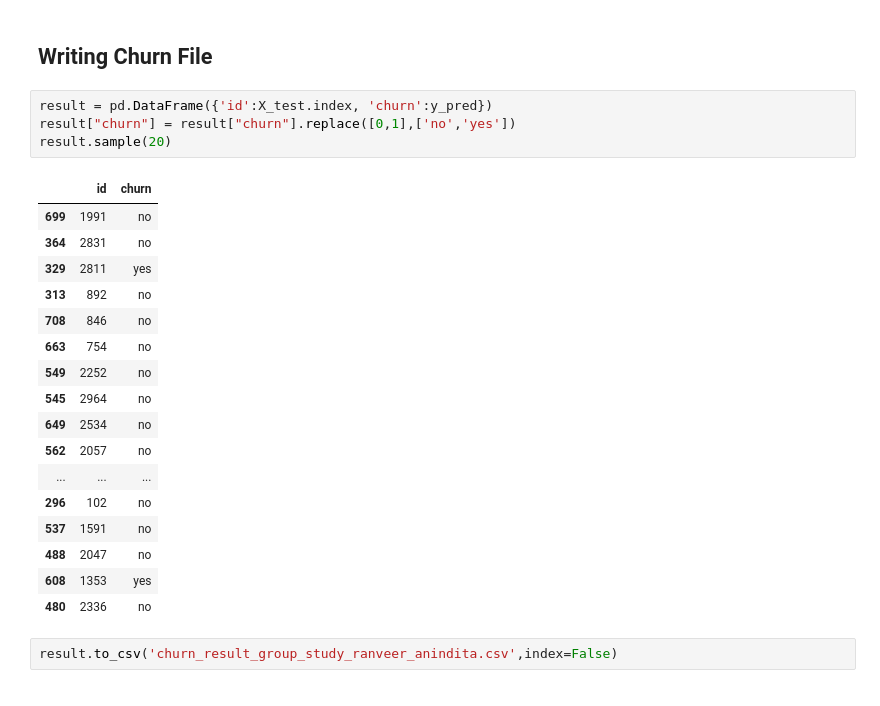
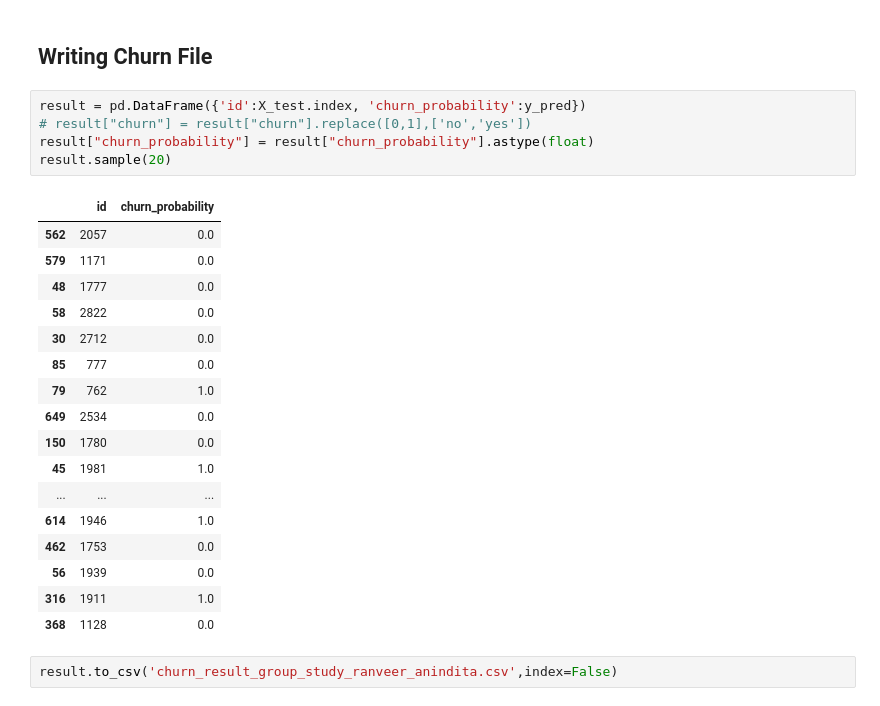
Before and after one commit to ranveer-singh/TelecomChurn, a Jupyter notebook: TelecomChurn_Ranveer_Anindita_Group_Assignment.ipynb, the cells around one changed output. Cells and saved outputs as stored; diff of their text form.

```diff
--- a/TelecomChurn_Ranveer_Anindita_Group_Assignment.ipynb
+++ b/TelecomChurn_Ranveer_Anindita_Group_Assignment.ipynb
@@ -540,27 +540,28 @@ array([1, 0, 0, 0, 0, 0, 0, 0, 0, 0, 0, 1, 0, 0, 0, 0, 0, 1, 0, 0, 0, 0,
 # %% [markdown]
 ## Writing Churn File
 # %%
-result = pd.DataFrame({'id':X_test.index, 'churn':y_pred})
-result["churn"] = result["churn"].replace([0,1],['no','yes'])
+result = pd.DataFrame({'id':X_test.index, 'churn_probability':y_pred})
+# result["churn"] = result["churn"].replace([0,1],['no','yes'])
+result["churn_probability"] = result["churn_probability"].astype(float)
 result.sample(20)
 # %% [output]
-|  | id | churn |
-| 699 | 1991 | no |
-| 364 | 2831 | no |
-| 329 | 2811 | yes |
-| 313 | 892 | no |
-| 708 | 846 | no |
-| 663 | 754 | no |
-| 549 | 2252 | no |
-| 545 | 2964 | no |
-| 649 | 2534 | no |
-| 562 | 2057 | no |
+|  | id | churn_probability |
+| 562 | 2057 | 0.0 |
+| 579 | 1171 | 0.0 |
+| 48 | 1777 | 0.0 |
+| 58 | 2822 | 0.0 |
+| 30 | 2712 | 0.0 |
+| 85 | 777 | 0.0 |
+| 79 | 762 | 1.0 |
+| 649 | 2534 | 0.0 |
+| 150 | 1780 | 0.0 |
+| 45 | 1981 | 1.0 |
 | ... | ... | ... |
-| 296 | 102 | no |
-| 537 | 1591 | no |
-| 488 | 2047 | no |
-| 608 | 1353 | yes |
-| 480 | 2336 | no |
+| 614 | 1946 | 1.0 |
+| 462 | 1753 | 0.0 |
+| 56 | 1939 | 0.0 |
+| 316 | 1911 | 1.0 |
+| 368 | 1128 | 0.0 |
 # %%
 result.to_csv('churn_result_group_study_ranveer_anindita.csv',index=False)
 # %%
```
Also changed, not shown: parts of 7 cells of this notebook, 1 other file.
